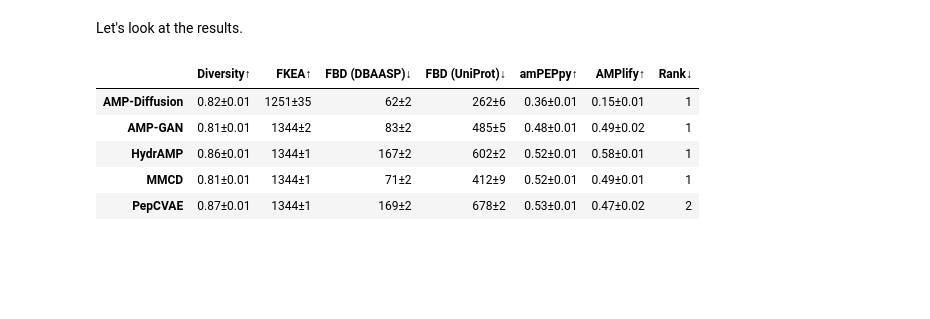
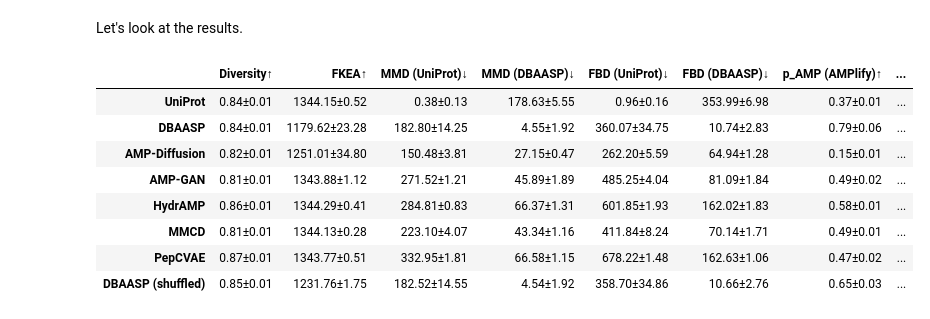
Before and after one commit to szczurek-lab/seqme-reproducibility, a Jupyter notebook: notebooks/1_benchmark.ipynb, the cells around one changed output. Saved outputs shown, nothing was run; the diff lists cells and outputs as text; code cells hidden in the pictures; blank space fills up the shorter version.

```diff
--- a/notebooks/1_benchmark.ipynb
+++ b/notebooks/1_benchmark.ipynb
@@ -27,7 +27,8 @@ Let's load the datasets.
 # %%
 BASE_PATH = Path("./")
 
-BENCHMARK_PATH = "dataframe.pkl"
+BENCHMARK_DF_PATH = BASE_PATH / "case1" / "df.pkl"
+CACHE_PATH = BASE_PATH / "case1" / "cache.pkl"
 
 DATASET_PATHS = {
     "UniProt": BASE_PATH / "data" / "uniprot_8_50_100.fasta",
@@ -183,24 +219,27 @@ sm.to_pickle(cache.get(), OUT_CACHE_PATH)
 # %%
-df = sm.read_pickle(BENCHMARK_PATH)
+df = sm.read_pickle(BENCHMARK_DF_PATH)
 # %%
-metrics = ["Diversity", "FKEA", "FBD (DBAASP)", "FBD (UniProt)", "amPEPpy", "AMPlify"]
-models = ["AMP-Diffusion", "AMP-GAN", "HydrAMP", "MMCD", "PepCVAE"]
+#metrics = ["Diversity", "FKEA", "FBD (DBAASP)", "FBD (UniProt)", "p_AMP (amPEPpy)", "p_AMP (AMPlify)"]
+#models = ["AMP-Diffusion", "AMP-GAN", "HydrAMP", "MMCD", "PepCVAE"]
 
-df = df.loc[models]
-df = df[metrics]
+#df = df.loc[models]
+#df = df[metrics]
 # %%
-df = sm.rank(df, metrics=["AMPlify", "FBD (DBAASP)"])
+df = sm.rank(df, metrics=["p_AMP (AMPlify)", "FBD (DBAASP)"])
 # %% [markdown]
 Let's look at the results.
 # %%
-n_decimals = [2, 0, 0, 0, 2, 2, 0]
+n_decimals = 2 #[2, 0, 0, 0, 2, 2, 0]
 sm.show(df, color_style="bar", n_decimals=n_decimals)
 # %% [output]
-|  | Diversity↑ | FKEA↑ | FBD (DBAASP)↓ | FBD (UniProt)↓ | amPEPpy↑ | AMPlify↑ | Rank↓ |
-| AMP-Diffusion | 0.82±0.01 | 1251±35 | 62±2 | 262±6 | 0.36±0.01 | 0.15±0.01 | 1 |
-| AMP-GAN | 0.81±0.01 | 1344±2 | 83±2 | 485±5 | 0.48±0.01 | 0.49±0.02 | 1 |
-| HydrAMP | 0.86±0.01 | 1344±1 | 167±2 | 602±2 | 0.52±0.01 | 0.58±0.01 | 1 |
-| MMCD | 0.81±0.01 | 1344±1 | 71±2 | 412±9 | 0.52±0.01 | 0.49±0.01 | 1 |
-| PepCVAE | 0.87±0.01 | 1344±1 | 169±2 | 678±2 | 0.53±0.01 | 0.47±0.02 | 2 |
+|  | Diversity↑ | FKEA↑ | MMD (UniProt)↓ | MMD (DBAASP)↓ | FBD (UniProt)↓ | FBD (DBAASP)↓ | p_AMP (AMPlify)↑ | ... |
+| UniProt | 0.84±0.01 | 1344.15±0.52 | 0.38±0.13 | 178.63±5.55 | 0.96±0.16 | 353.99±6.98 | 0.37±0.01 | ... |
+| DBAASP | 0.84±0.01 | 1179.62±23.28 | 182.80±14.25 | 4.55±1.92 | 360.07±34.75 | 10.74±2.83 | 0.79±0.06 | ... |
+| AMP-Diffusion | 0.82±0.01 | 1251.01±34.80 | 150.48±3.81 | 27.15±0.47 | 262.20±5.59 | 64.94±1.28 | 0.15±0.01 | ... |
+| AMP-GAN | 0.81±0.01 | 1343.88±1.12 | 271.52±1.21 | 45.89±1.89 | 485.25±4.04 | 81.09±1.84 | 0.49±0.02 | ... |
+| HydrAMP | 0.86±0.01 | 1344.29±0.41 | 284.81±0.83 | 66.37±1.31 | 601.85±1.93 | 162.02±1.83 | 0.58±0.01 | ... |
+| MMCD | 0.81±0.01 | 1344.13±0.28 | 223.10±4.07 | 43.34±1.16 | 411.84±8.24 | 70.14±1.71 | 0.49±0.01 | ... |
+| PepCVAE | 0.87±0.01 | 1343.77±0.51 | 332.95±1.81 | 66.58±1.15 | 678.22±1.48 | 162.63±1.06 | 0.47±0.02 | ... |
+| DBAASP (shuffled) | 0.85±0.01 | 1231.76±1.75 | 182.52±14.55 | 4.54±1.92 | 358.70±34.86 | 10.66±2.76 | 0.65±0.03 | ... |
 # %%
 fig, ax = plt.subplots(figsize=(8,2))
```
Also changed, not shown: parts of 28 cells of this notebook, 5 other files.
